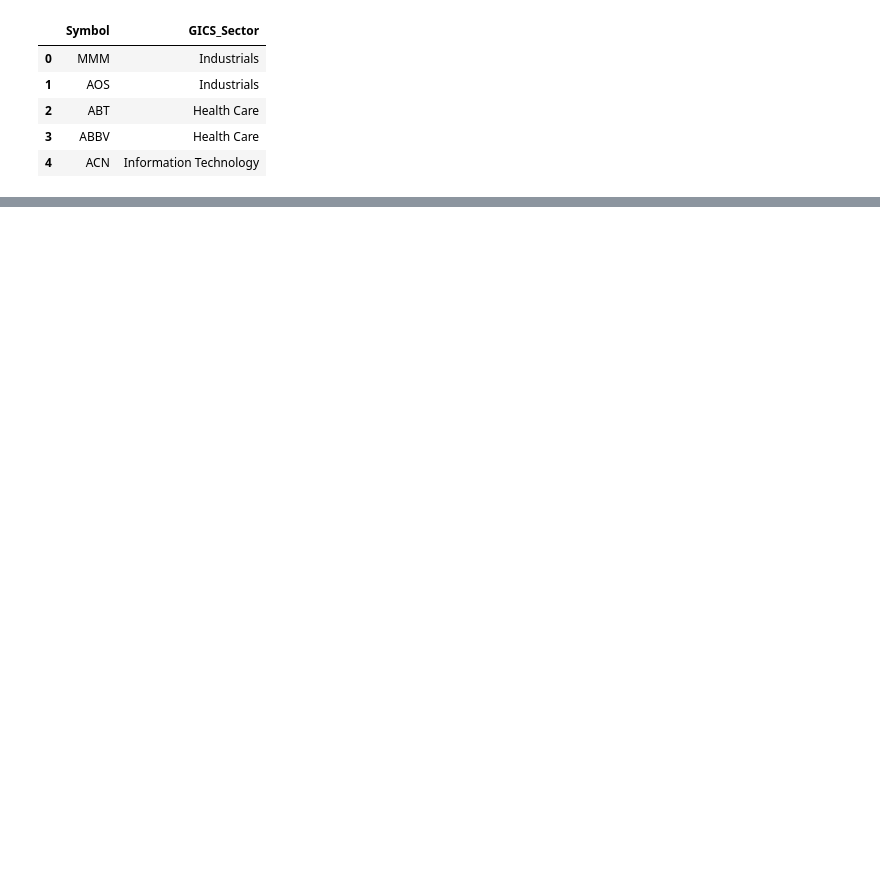
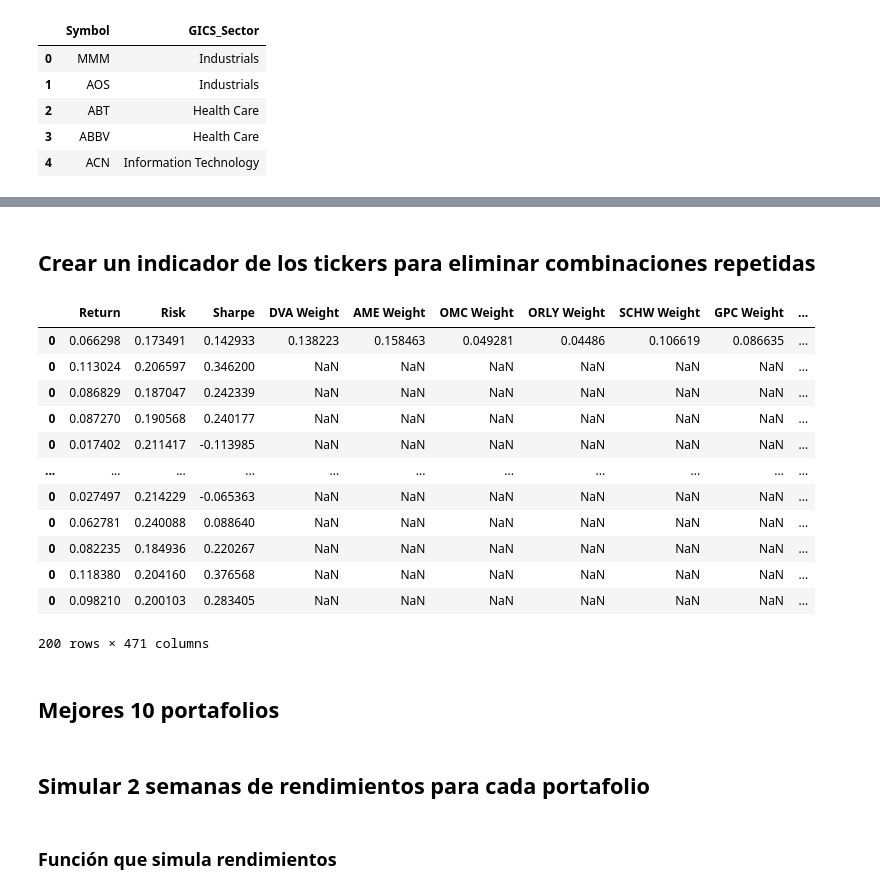
Before and after one commit to luisejdm/Simulacion_Procesos_Financieros, a Jupyter notebook: Actividades/Actividad05/Actividad05.ipynb, the cells around one changed output, grey strips where cells are left out. Cells and saved outputs as stored; diff of their text form; code cells hidden in the pictures; blank space fills up the shorter version.

```diff
--- a/Actividades/Actividad05/Actividad05.ipynb
+++ b/Actividades/Actividad05/Actividad05.ipynb
@@ -190,0 +184,25 @@ def simulate_portfolios(list_prices_ports, tickers_port, num_portafolios=100):
+# %% [markdown]
+## Crear un indicador de los tickers para eliminar combinaciones repetidas
+# %%
+tickers_cols = [col for col in df_all.columns if "Weight" in col]
+df_all['Unique_Combination'] = df_all[tickers_cols].apply(lambda row: "-".join(sorted(row.index[row > 0])), axis=1)
+
+df_all = df_all.drop_duplicates(subset=["Unique_Combination"])
+df_all = df_all.drop(columns='Unique_Combination')
+df_all
+# %% [output]
+|  | Return | Risk | Sharpe | DVA Weight | AME Weight | OMC Weight | ORLY Weight | SCHW Weight | GPC Weight | ... |
+| 0 | 0.066298 | 0.173491 | 0.142933 | 0.138223 | 0.158463 | 0.049281 | 0.04486 | 0.106619 | 0.086635 | ... |
+| 0 | 0.113024 | 0.206597 | 0.346200 | NaN | NaN | NaN | NaN | NaN | NaN | ... |
+| 0 | 0.086829 | 0.187047 | 0.242339 | NaN | NaN | NaN | NaN | NaN | NaN | ... |
+| 0 | 0.087270 | 0.190568 | 0.240177 | NaN | NaN | NaN | NaN | NaN | NaN | ... |
+| 0 | 0.017402 | 0.211417 | -0.113985 | NaN | NaN | NaN | NaN | NaN | NaN | ... |
+| ... | ... | ... | ... | ... | ... | ... | ... | ... | ... | ... |
+| 0 | 0.027497 | 0.214229 | -0.065363 | NaN | NaN | NaN | NaN | NaN | NaN | ... |
+| 0 | 0.062781 | 0.240088 | 0.088640 | NaN | NaN | NaN | NaN | NaN | NaN | ... |
+| 0 | 0.082235 | 0.184936 | 0.220267 | NaN | NaN | NaN | NaN | NaN | NaN | ... |
+| 0 | 0.118380 | 0.204160 | 0.376568 | NaN | NaN | NaN | NaN | NaN | NaN | ... |
+| 0 | 0.098210 | 0.200103 | 0.283405 | NaN | NaN | NaN | NaN | NaN | NaN | ... |
+200 rows × 471 columns
+# %% [markdown]
+## Mejores 10 portafolios
@@ -190,0 +219,4 @@ def simulate_portfolios(list_prices_ports, tickers_port, num_portafolios=100):
+# %% [markdown]
+## Simular 2 semanas de rendimientos para cada portafolio
+# %% [markdown]
+### Función que simula rendimientos
```
Also changed, not shown: parts of 33 cells of this notebook.
